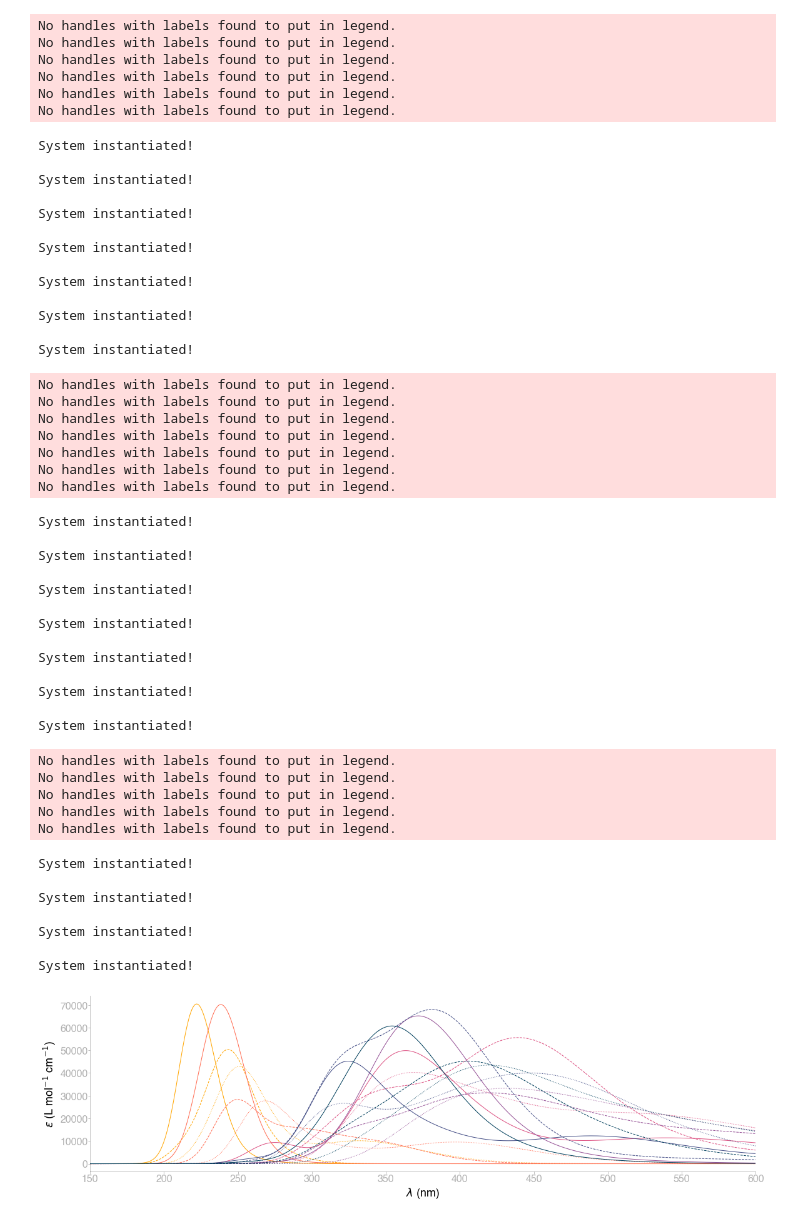
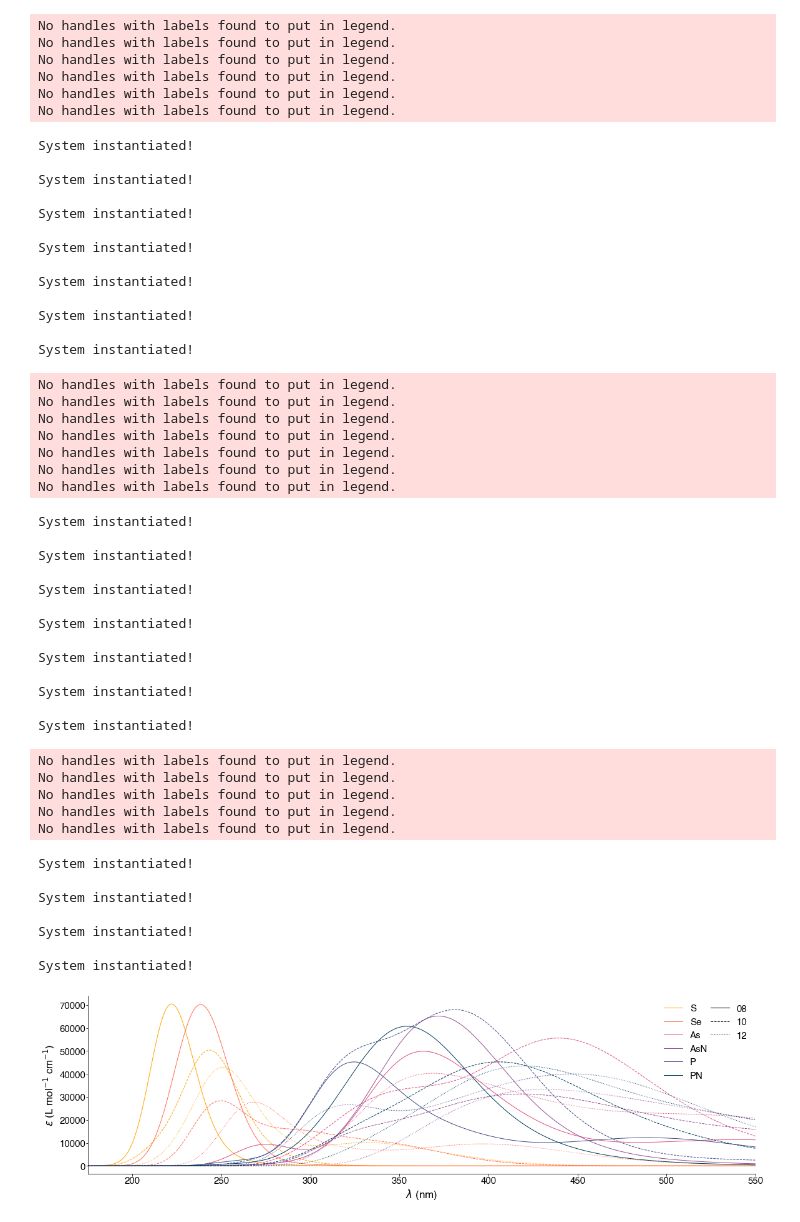
Before and after one commit to oscarigrexas/eomt-oscar, a Jupyter notebook: exploration/plot-spectra.ipynb, the cells around one changed output. Cells and saved outputs as stored; diff of their text form; code cells hidden in the pictures.

```diff
--- a/exploration/plot-spectra.ipynb
+++ b/exploration/plot-spectra.ipynb
@@ -499,8 +482,20 @@ def plot_uv_list(sys_list, petal_list, good_threshold=300):
             com.load_uv('/Users/oscar/Dropbox/s3/flowers-and-stx/single-uv/uv-{}stx.out'.format(name, name))
             #com.load_uv('/Users/oscar/Dropbox/s3/flowers/uv/uv_{}.log'.format(name))
             f, ax = plot_uv(com, f=f, ax=ax, main_color=pu.sys_colors[sys],
-                            xlim=[150, 600], linestyle=pu.petal_styles[petals], label=name)
+                            xlim=[175, 550], linestyle=pu.petal_styles[petals], label=name)
     #ax.fill_betweenx(y=[70000, 70000], x1=good_threshold, x2=0, alpha=0.5, color='black')
+
+    lines = ax.get_lines()
+    legend1 = plt.legend(lines[::3], ['S', 'Se', 'As', 'AsN', 'P', 'PN'], loc=0, frameon=False, bbox_to_anchor=(0.85, 0.48))
+
+    dummy_lines = []
+    for style in ['-', '--', ':']:
+        dummy_lines.append(ax.plot([],[], c="black", ls=style)[0])
+    legend2 = plt.legend(dummy_lines, ["08", "10", "12"], loc=0, frameon=False)
+
+    ax.add_artist(legend1)
+
+    #pu.tuftefy(ax)
     return f, ax
 
 sys_list = ['s', 'se', 'as', 'asn', 'p', 'pn']
@@ -533,34 +528,34 @@ No handles with labels found to put in legend.
 No handles with labels found to put in legend.
 No handles with labels found to put in legend.
 No handles with labels found to put in legend.
 No handles with labels found to put in legend.
 No handles with labels found to put in legend.
 System instantiated!
 
 System instantiated!
 
 System instantiated!
 
 System instantiated!
 
 System instantiated!
 
 System instantiated!
 
 System instantiated!
 No handles with labels found to put in legend.
 No handles with labels found to put in legend.
 No handles with labels found to put in legend.
 No handles with labels found to put in legend.
 No handles with labels found to put in legend.
 System instantiated!
 
 System instantiated!
 
 System instantiated!
 
 System instantiated!
-[figure, old version]
+[figure, new version]
 # %%
 com1 = load_complex('as10')
 com2 = load_complex('p12')
```
Also changed, not shown: parts of 14 cells of this notebook, 23 other files.
